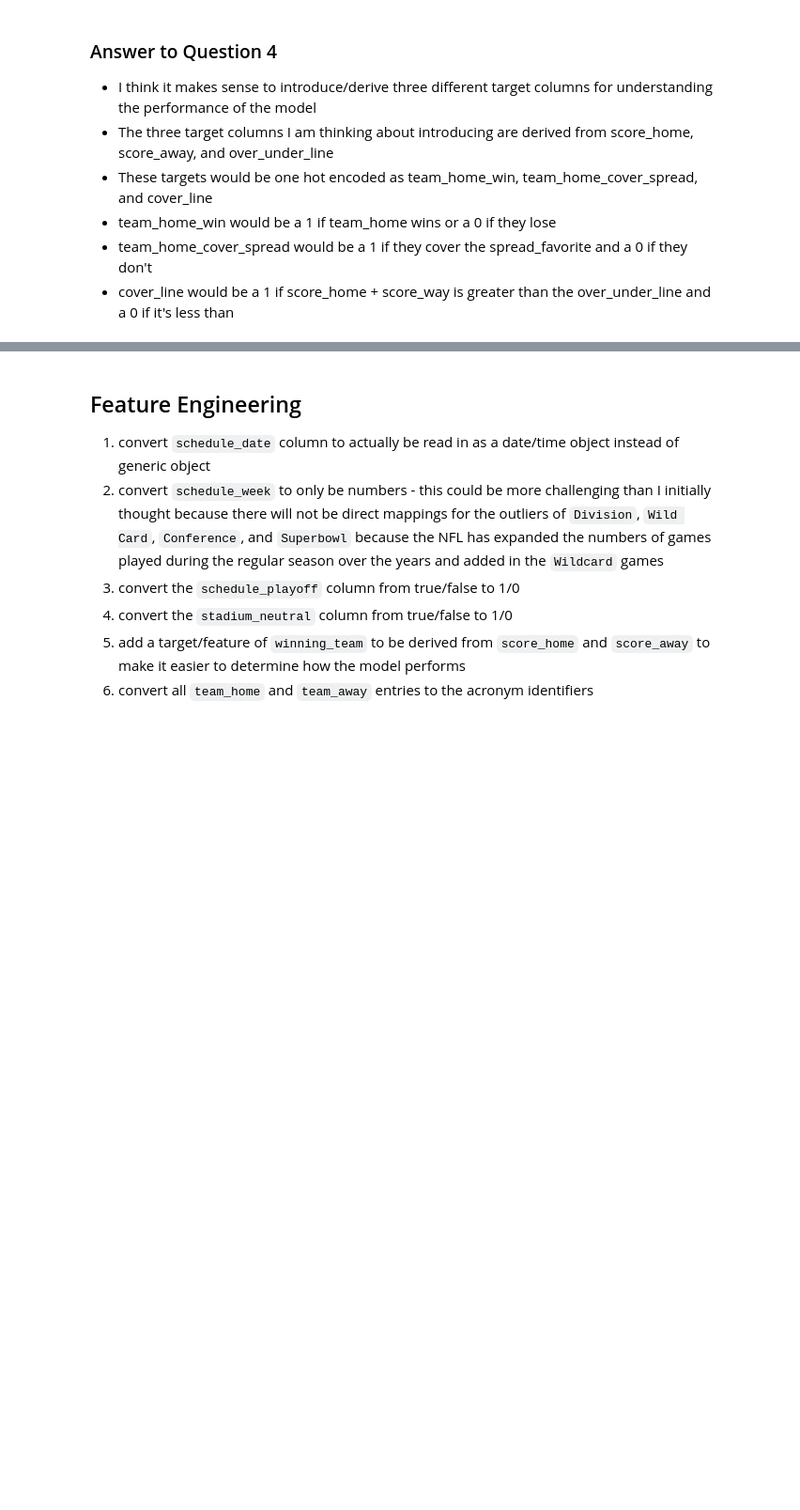
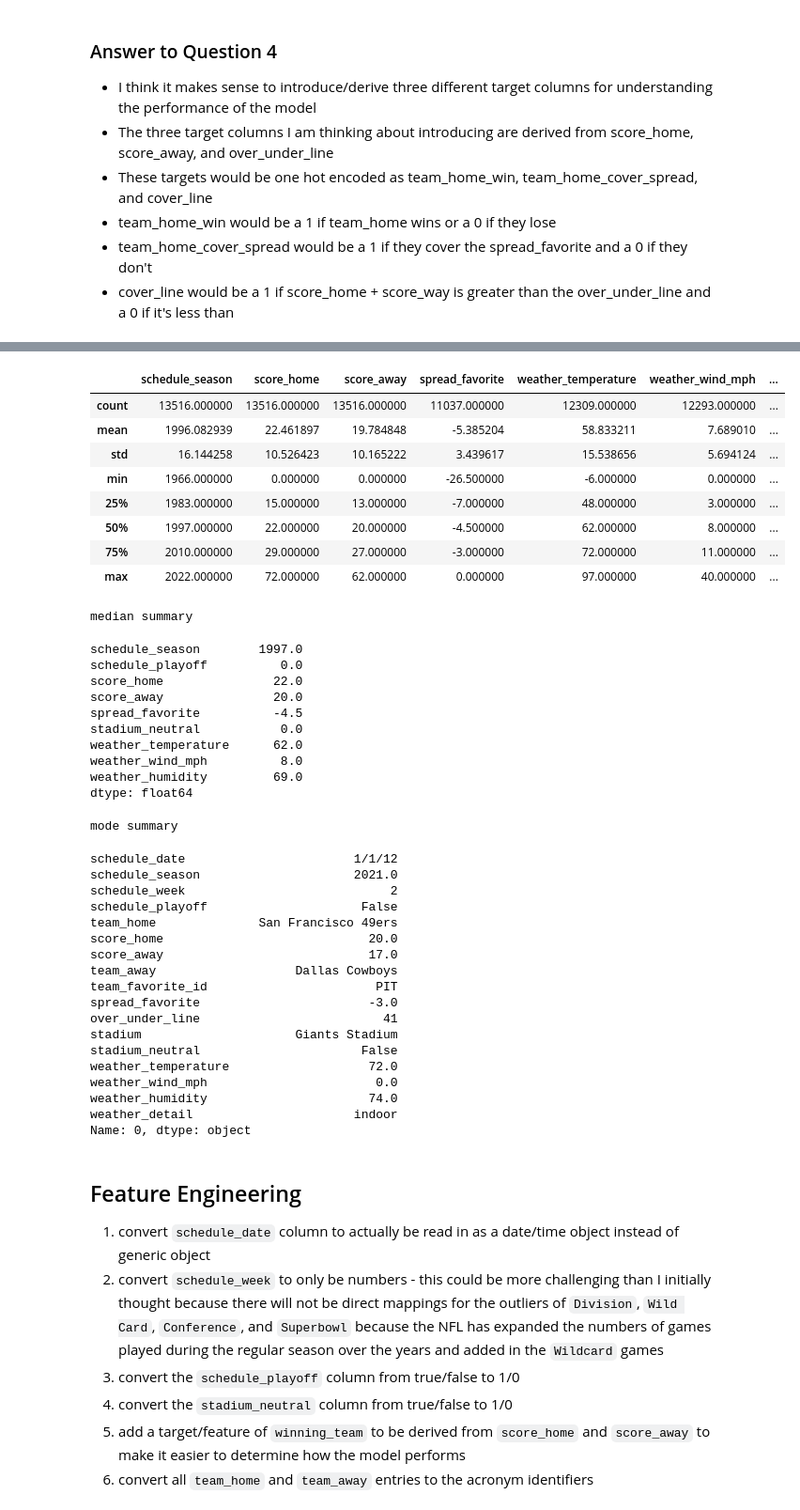
Before and after one commit to tyslas/CS5265-tyslas-nfl-spread-line-outcomes, a Jupyter notebook: NFLSpreadAndLineOutcomes.ipynb, the cells around one changed output, grey strips where cells are left out. Shown at 94% size. Saved outputs shown, nothing was run; the diff lists cells and outputs as text; code cells hidden in the pictures; blank space fills up the shorter version.

Commit message:
add follow-on exploratory data analysis

```diff
--- a/NFLSpreadAndLineOutcomes.ipynb
+++ b/NFLSpreadAndLineOutcomes.ipynb
@@ -145,3 +153,54 @@ dtype: int64
+# %%
+# describe only works on the following numeric variables:
+# schedule_season score_home score_away spread_favorite weather_temperature weather_wind_mph weather_humidity
+
+display(scores.describe())
+
+print('\nmedian summary:')
+display(scores.median(numeric_only = True))
+
+print('\nmode summary:')
+display(scores.mode().iloc[0])
+# %% [output]
+|  | schedule_season | score_home | score_away | spread_favorite | weather_temperature | weather_wind_mph | ... |
+| count | 13516.000000 | 13516.000000 | 13516.000000 | 11037.000000 | 12309.000000 | 12293.000000 | ... |
+| mean | 1996.082939 | 22.461897 | 19.784848 | -5.385204 | 58.833211 | 7.689010 | ... |
+| std | 16.144258 | 10.526423 | 10.165222 | 3.439617 | 15.538656 | 5.694124 | ... |
+| min | 1966.000000 | 0.000000 | 0.000000 | -26.500000 | -6.000000 | 0.000000 | ... |
+| 25% | 1983.000000 | 15.000000 | 13.000000 | -7.000000 | 48.000000 | 3.000000 | ... |
+| 50% | 1997.000000 | 22.000000 | 20.000000 | -4.500000 | 62.000000 | 8.000000 | ... |
+| 75% | 2010.000000 | 29.000000 | 27.000000 | -3.000000 | 72.000000 | 11.000000 | ... |
+| max | 2022.000000 | 72.000000 | 62.000000 | 0.000000 | 97.000000 | 40.000000 | ... |
+median summary
+schedule_season        1997.0
+schedule_playoff          0.0
+score_home               22.0
+score_away               20.0
+spread_favorite          -4.5
+stadium_neutral           0.0
+weather_temperature      62.0
+weather_wind_mph          8.0
+weather_humidity         69.0
+dtype: float64
+mode summary
+schedule_date                       1/1/12
+schedule_season                     2021.0
+schedule_week                            2
+schedule_playoff                     False
+team_home              San Francisco 49ers
+score_home                            20.0
+score_away                            17.0
+team_away                   Dallas Cowboys
+team_favorite_id                       PIT
+spread_favorite                       -3.0
+over_under_line                         41
+stadium                     Giants Stadium
+stadium_neutral                      False
+weather_temperature                   72.0
+weather_wind_mph                       0.0
+weather_humidity                      74.0
+weather_detail                      indoor
+Name: 0, dtype: object
 # %% [markdown]
 ## Feature Engineering
 1. convert `schedule_date` column to actually be read in as a date/time object instead of generic object
```
Also changed, not shown: parts of 2 cells of this notebook.
